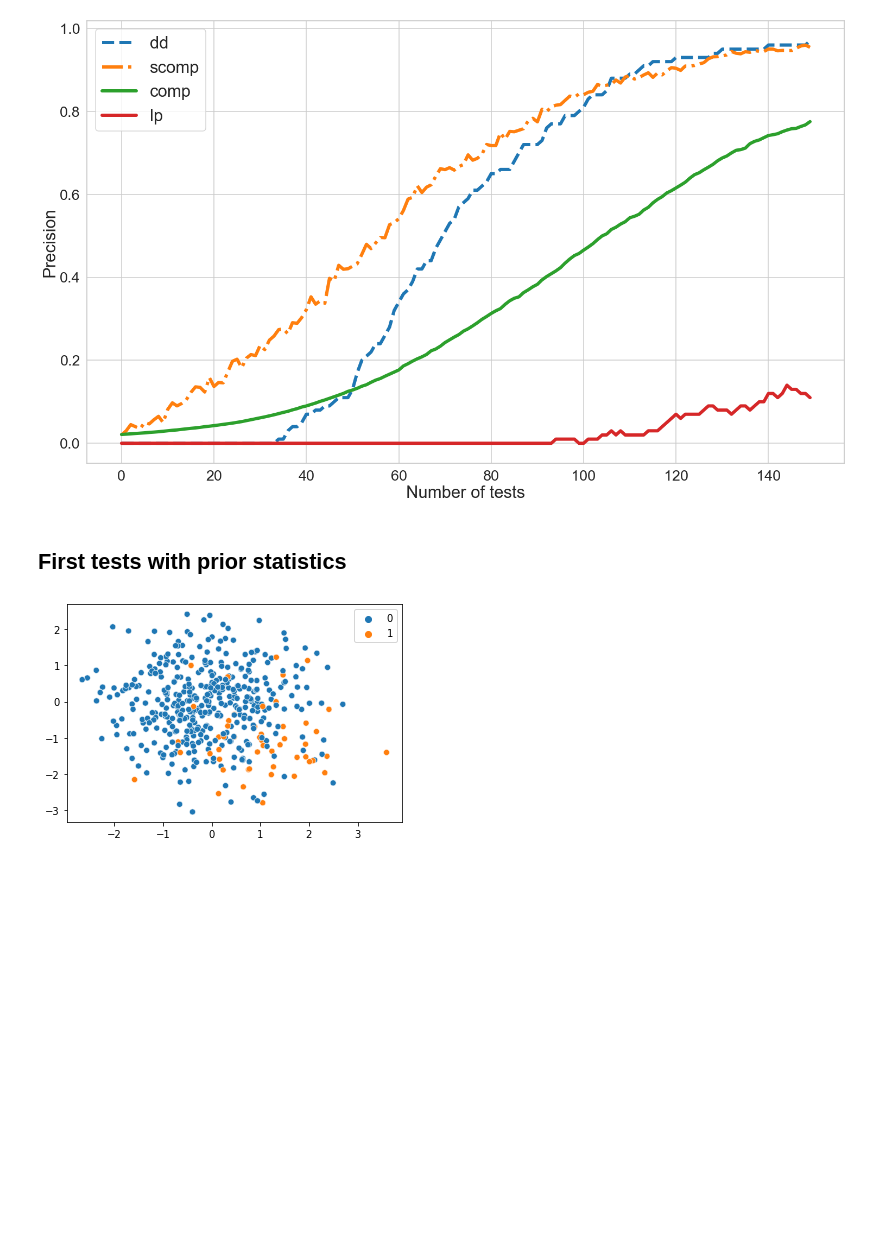
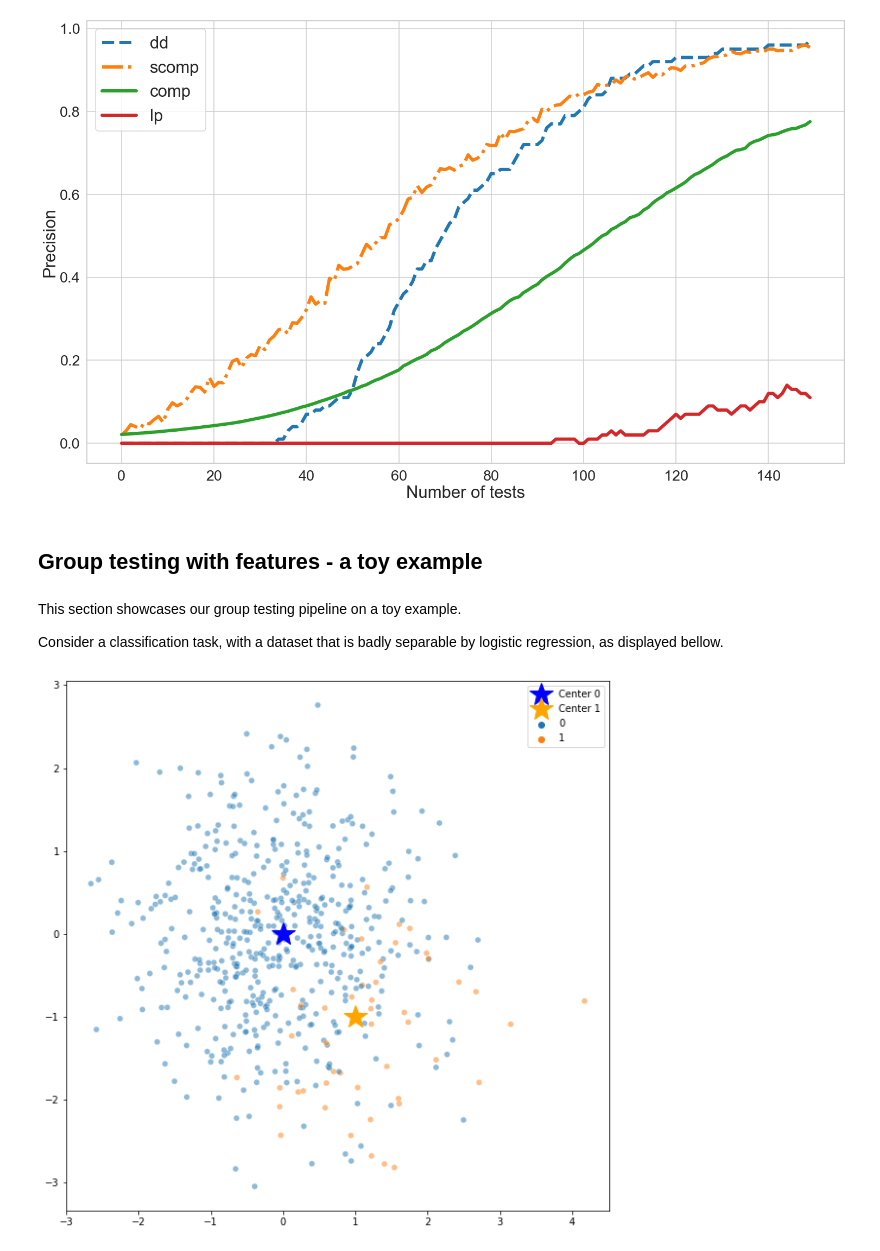
Before and after one commit to LinusBleistein/Group-testing-with-knowledge, a Jupyter notebook: Tests.ipynb, the cells around one changed output. Cells and saved outputs as stored; diff of their text form; code cells hidden in the pictures; blank space fills up the shorter version.

Commit message:
Completed toy example

```diff
--- a/Tests.ipynb
+++ b/Tests.ipynb
@@ -193,19 +195,27 @@ ax.tick_params(axis='both', labelsize=27)
 plt.show()
 # %% [output]
 [figure]
-# %% [markdown]
-## First tests with prior statistics
+# %% [markdown]
+## Group testing with features - a toy example
+# %% [markdown]
+This section showcases our group testing pipeline on a toy example.
+
+Consider a classification task, with a dataset that is badly separable by logistic regression, as displayed bellow.
 # %%
-from sklearn.datasets import load_breast_cancer
 from sklearn.model_selection import train_test_split
 from sklearn.linear_model import LogisticRegression
 from sklearn import preprocessing
 from sklearn.datasets import make_blobs
 
-X, y = make_blobs(n_samples=[400,50], n_features=2,
+X, y = make_blobs(n_samples=[500,50], n_features=2,
                   random_state=0, centers=np.array([[0,0],[1,-1]]))
 
-sns.scatterplot(X[:,0],X[:,1],hue=y)
+f,ax=plt.subplots(figsize=(10,10))
+
+sns.scatterplot(X[:,0],X[:,1],hue=y,alpha=0.5)
+plt.plot(0,0,marker='*',markersize=25,c='blue',linestyle='',label='Center 0')
+plt.plot(1,-1,marker='*',markersize=25,c='orange',linestyle='',label='Center 1')
+plt.legend()
 plt.show()
 # %% [output]
-[figure, old version]
+[figure, new version]
```
Also changed, not shown: parts of 15 cells of this notebook.
